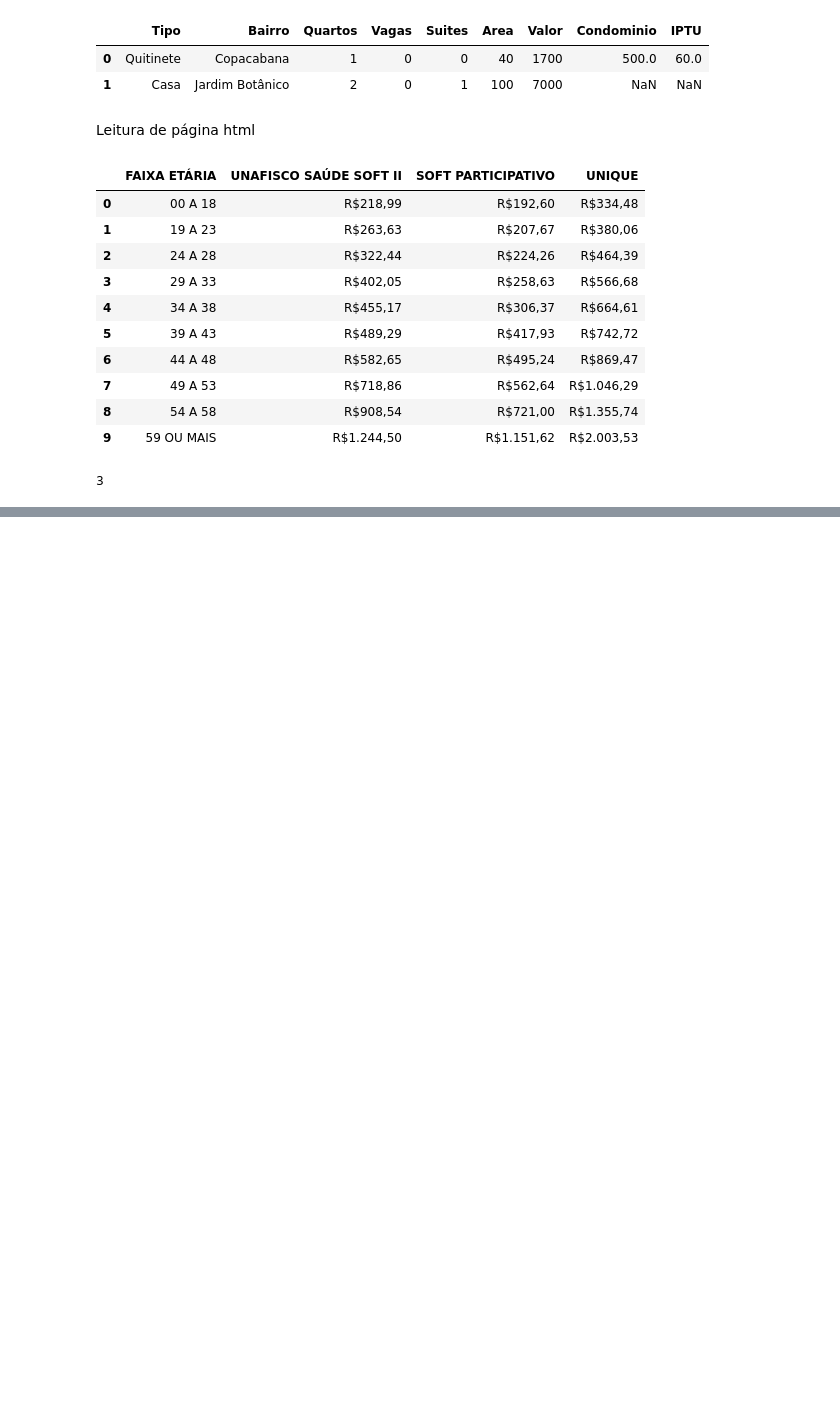
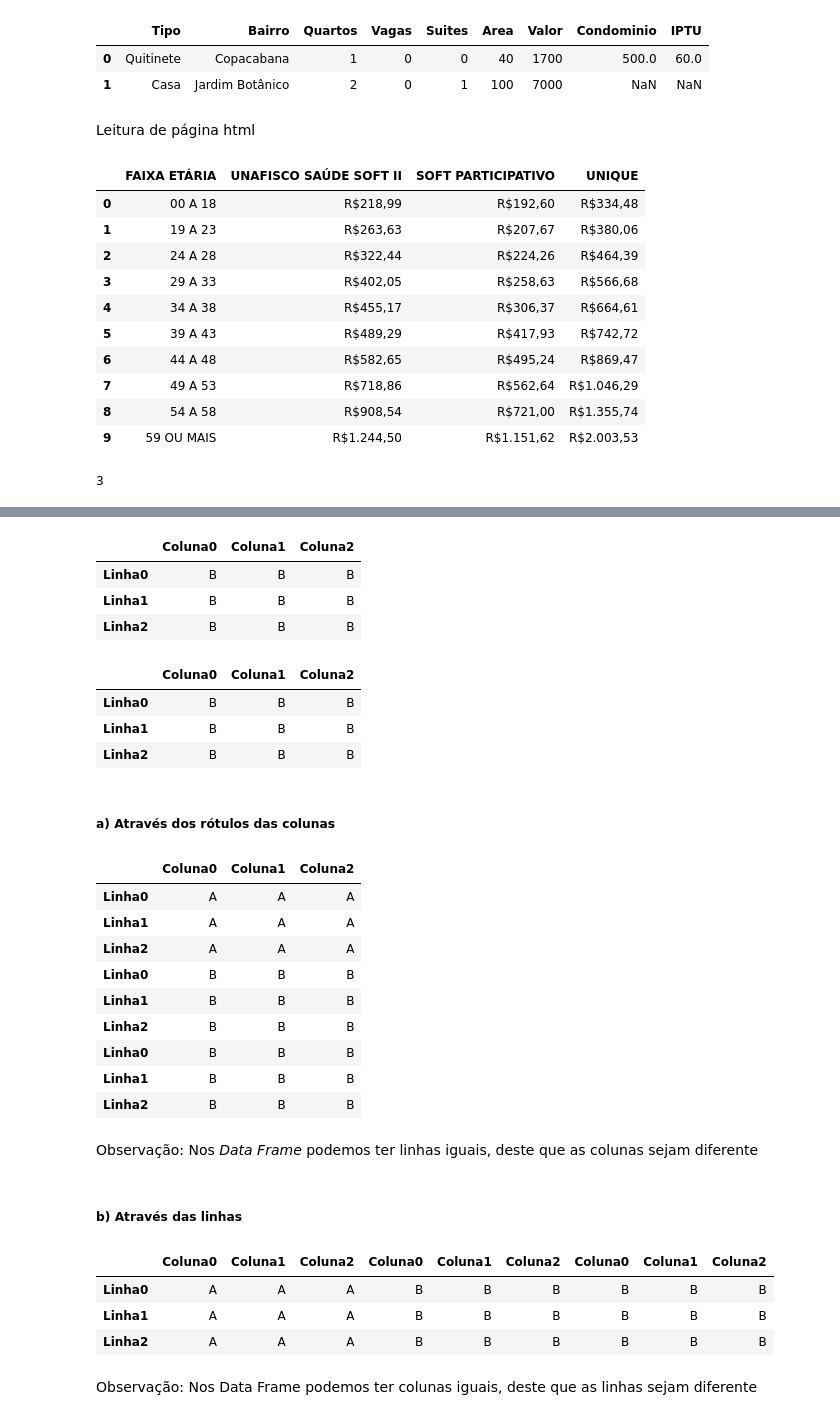
Before and after one commit to 1-aquila-1/data-science, a Jupyter notebook: 01-analise-dados/02-tratando-analisando-dados.ipynb, the cells around one changed output, grey strips where cells are left out. Drawn from its saved outputs; the diff is of its cells as text; code cells hidden in the pictures; blank space fills up the shorter version.

```diff
--- a/01-analise-dados/02-tratando-analisando-dados.ipynb
+++ b/01-analise-dados/02-tratando-analisando-dados.ipynb
@@ -142,0 +370,2 @@ df_html[0].head(10)
+# %%
+df1[df1 > 0] = 'A'
@@ -142,0 +379,39 @@ df_html[0].head(10)
+# %%
+df2[df2 > 0] = 'B'
+# %%
+df2
+# %% [output]
+|  | Coluna0 | Coluna1 | Coluna2 |
+| Linha0 | B | B | B |
+| Linha1 | B | B | B |
+| Linha2 | B | B | B |
+# %%
+df3[df3 > 0] = 'B'
+# %%
+df3
+# %% [output]
+|  | Coluna0 | Coluna1 | Coluna2 |
+| Linha0 | B | B | B |
+| Linha1 | B | B | B |
+| Linha2 | B | B | B |
+# %% [markdown]
+##### a) Através dos rótulos das colunas
+# %%
+df4 = pd.concat([df1, df2, df3], axis=0)
+# %%
+df4
+# %% [output]
+|  | Coluna0 | Coluna1 | Coluna2 |
+| Linha0 | A | A | A |
+| Linha1 | A | A | A |
+| Linha2 | A | A | A |
+| Linha0 | B | B | B |
+| Linha1 | B | B | B |
+| Linha2 | B | B | B |
+| Linha0 | B | B | B |
+| Linha1 | B | B | B |
+| Linha2 | B | B | B |
+# %% [markdown]
+Observação: Nos *Data Frame* podemos ter linhas iguais, deste que as colunas sejam diferente
+# %% [markdown]
+##### b) Através das linhas
@@ -143,3 +420,12 @@ df_html[0].head(10)
+# %%
+df4
+# %% [output]
+|  | Coluna0 | Coluna1 | Coluna2 | Coluna0 | Coluna1 | Coluna2 | Coluna0 | Coluna1 | Coluna2 |
+| Linha0 | A | A | A | B | B | B | B | B | B |
+| Linha1 | A | A | A | B | B | B | B | B | B |
+| Linha2 | A | A | A | B | B | B | B | B | B |
+# %% [markdown]
+Observação: Nos Data Frame podemos ter colunas iguais, deste que as linhas sejam diferente
 # %%
 ## 4 Filtrando dados
 # %%
```
Also changed, not shown: parts of 46 cells of this notebook.
